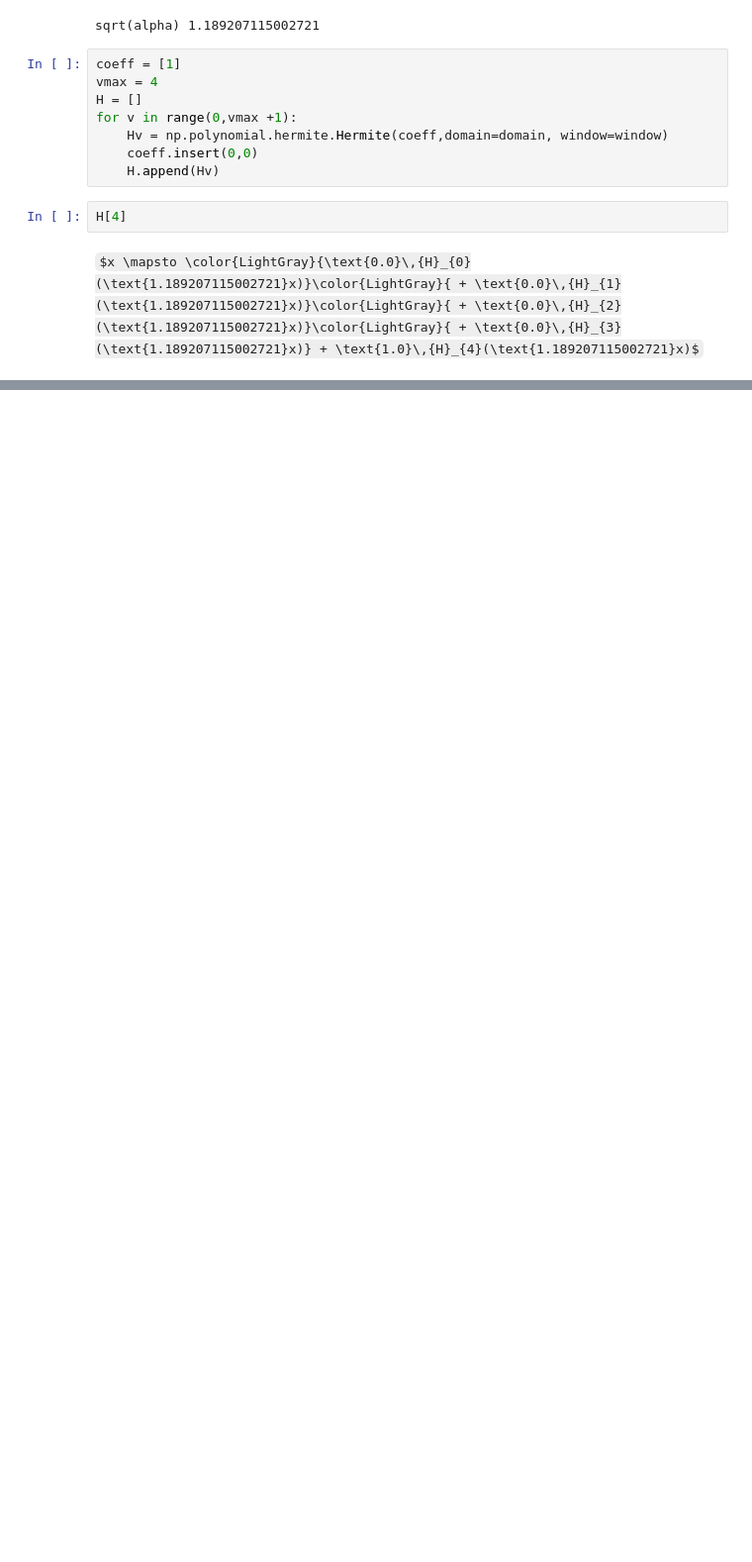
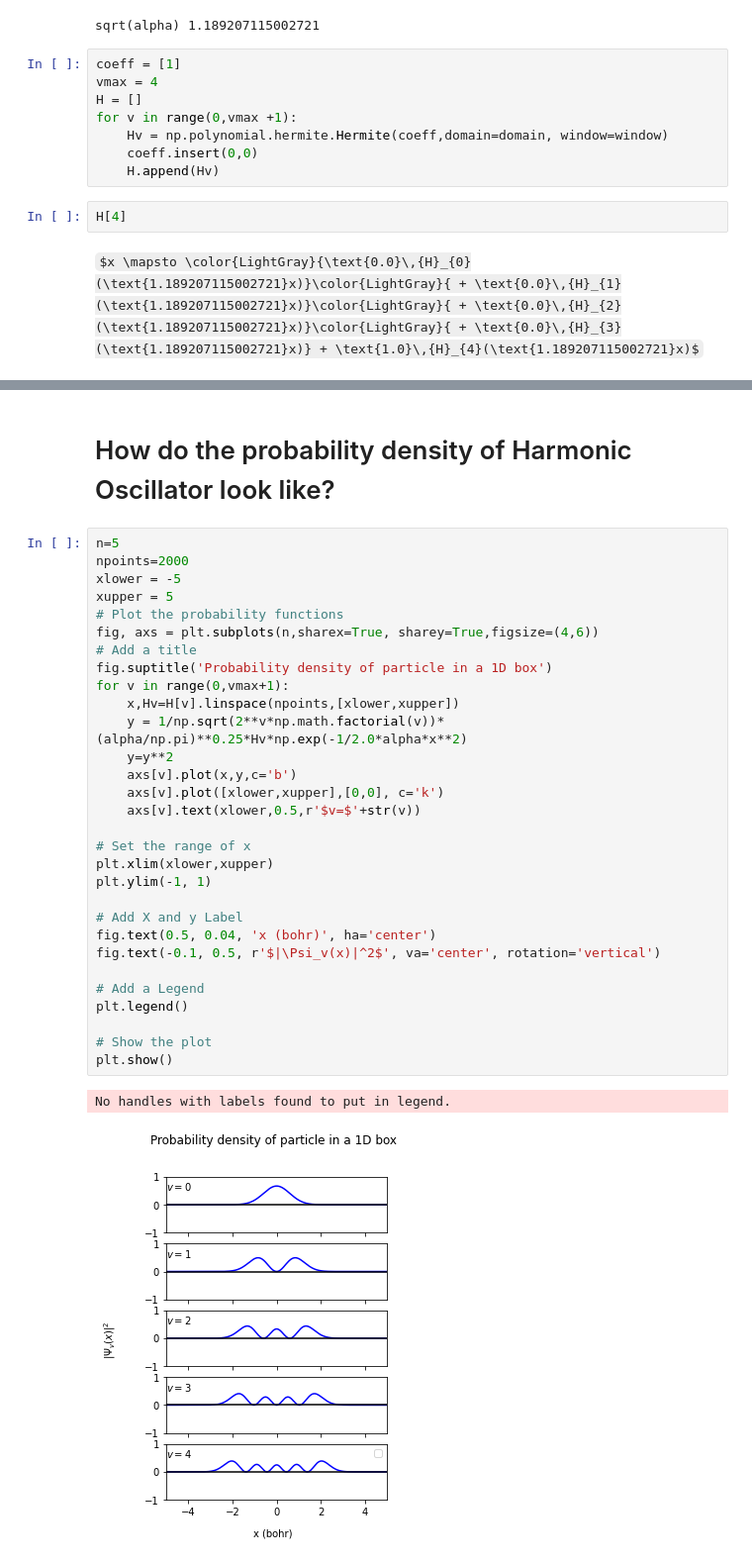
Before and after one commit to ffangliu/chem370, a Jupyter notebook: week6.ipynb, the cells around one changed output, grey strips where cells are left out. Shown at 99% size. Drawn from its saved outputs; the diff is of its cells as text; some formulas as TeX source; blank space fills up the shorter version.

```diff
--- a/week6.ipynb
+++ b/week6.ipynb
@@ -58,0 +96,35 @@ No handles with labels found to put in legend.
+# %% [markdown]
+# How do the probability density of Harmonic Oscillator look like?
+# %%
+n=5
+npoints=2000
+xlower = -5
+xupper = 5
+# Plot the probability functions
+fig, axs = plt.subplots(n,sharex=True, sharey=True,figsize=(4,6))
+# Add a title
+fig.suptitle('Probability density of particle in a 1D box')
+for v in range(0,vmax+1):
+    x,Hv=H[v].linspace(npoints,[xlower,xupper])
+    y = 1/np.sqrt(2**v*np.math.factorial(v))*(alpha/np.pi)**0.25*Hv*np.exp(-1/2.0*alpha*x**2)
+    y=y**2
+    axs[v].plot(x,y,c='b')
+    axs[v].plot([xlower,xupper],[0,0], c='k')
+    axs[v].text(xlower,0.5,r'$v=$'+str(v))
+
+# Set the range of x
+plt.xlim(xlower,xupper)
+plt.ylim(-1, 1)
+
+# Add X and y Label
+fig.text(0.5, 0.04, 'x (bohr)', ha='center')
+fig.text(-0.1, 0.5, r'$|\Psi_v(x)|^2$', va='center', rotation='vertical')
+
+# Add a Legend
+plt.legend()
+
+# Show the plot
+plt.show()
+# %% [output]
+No handles with labels found to put in legend.
+[figure, added]
```
Also changed, not shown: parts of 5 cells of this notebook, 1 other file.
